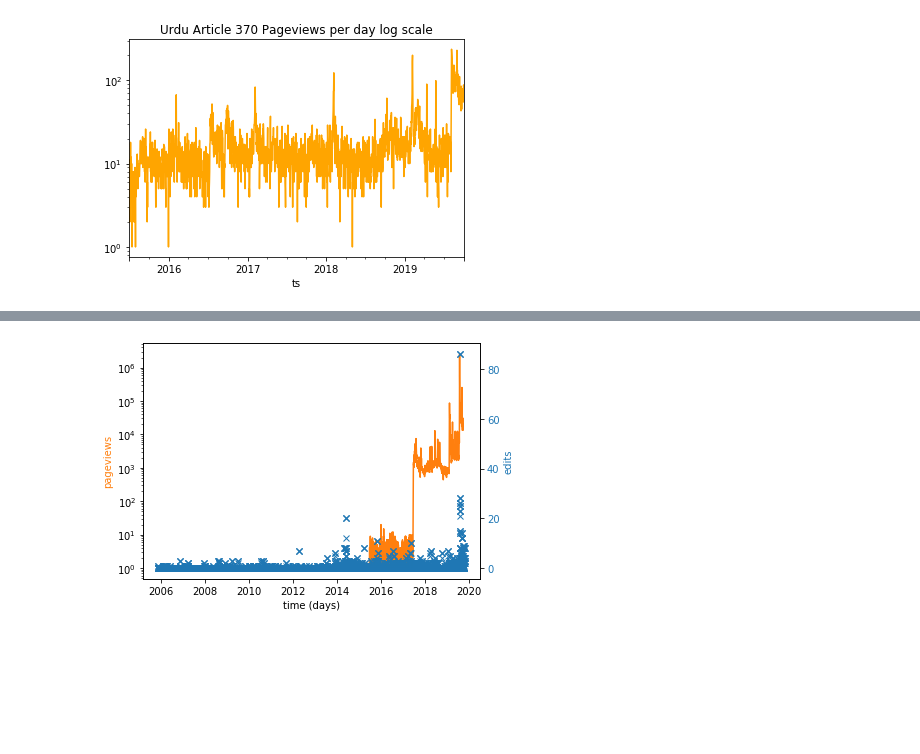
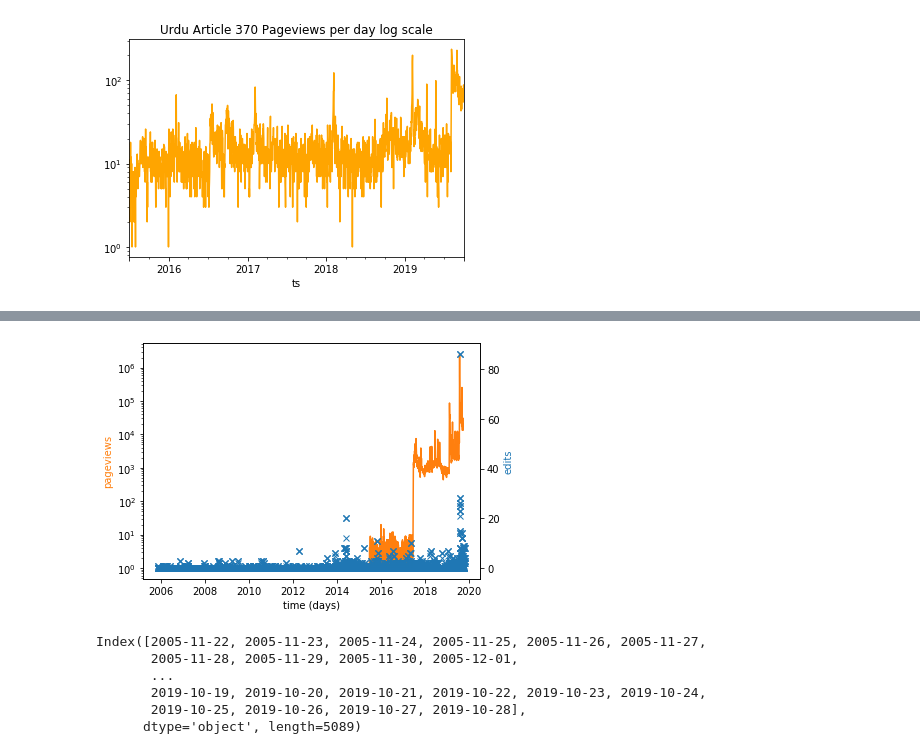
Before and after one commit to ViralNotPrasad/cscw-wiki, a Jupyter notebook: R/Pageviews.ipynb, the cells around one changed output, grey strips where cells are left out. Saved outputs shown, nothing was run; the diff lists cells and outputs as text; code cells hidden in the pictures; blank space fills up the shorter version.

Commit message:
pageviews edits correlation for english...draft

```diff
--- a/R/Pageviews.ipynb
+++ b/R/Pageviews.ipynb
@@ -150,32 +188,61 @@ for file in [ "wiki_hindi_pageviews_2000_thru_Sep2019.csv", "wiki_urdu_pageviews
 # English pageviews and edits plot
 
 fig, ax1 = plt.subplots()
 
 color = 'tab:orange'
 ax1.set_xlabel('time (days)')
 ax1.set_ylabel('pageviews', color=color)
 ax1.plot(df2['views'], color=color)
 plt.yscale('log')
 #ax1.tick_params(axis='y', labelcolor=color)
 
 ax2 = ax1.twinx()  # instantiate a second axes that shares the same x-axis
 
 mypath = "../data/revisions/"
 file = "rev_article_en_29-10-2019 23-52-48.json"
 
 with open(mypath + file) as thefile:
         data = json.load(thefile)
         dfEdits = pd.DataFrame(data)
 
 dfEdits['timestamp'] = pd.to_datetime(dfEdits['timestamp'])
 dfEdits = dfEdits.set_index('timestamp')
 dfEdits = dfEdits.groupby(pd.Grouper(freq='D', level=0)).count()
 
 color = 'tab:blue'
 ax2.set_ylabel('edits', color=color)  # we already handled the x-label with ax1
 ax2.plot(dfEdits, marker='x', linestyle='', color=color)
-ax2.tick_params(axis='y', labelcolor=color)
+#ax2.tick_params(axis='y', labelcolor=color)
 
 fig.tight_layout()  # otherwise the right y-label is slightly clipped
 # %% [output]
-[figure, old version]
+[figure, new version]
+# %%
+# Correlation
+
+def crosscorr(datax, datay, lag=0):
+    """ Lag-N cross correlation.
+    Shifted data filled with NaNs
+
+    Parameters
+    ----------
+    lag : int, default 0
+    datax, datay : pandas.Series objects of equal length
+    Returns
+    ----------
+    crosscorr : float
+    """
+    return datax.corr(datay.shift(lag))
+
+# pandas timezone weirdness requires?
+#df2.index.tz_convert(None)
+dfEdits.index = dfEdits.index.date
+
+print(dfEdits.index)
+# %% [output]
+Index([2005-11-22, 2005-11-23, 2005-11-24, 2005-11-25, 2005-11-26, 2005-11-27,
+       2005-11-28, 2005-11-29, 2005-11-30, 2005-12-01,
+       ...
+       2019-10-19, 2019-10-20, 2019-10-21, 2019-10-22, 2019-10-23, 2019-10-24,
+       2019-10-25, 2019-10-26, 2019-10-27, 2019-10-28],
+      dtype='object', length=5089)
```
Also changed, not shown: parts of 4 cells of this notebook.
